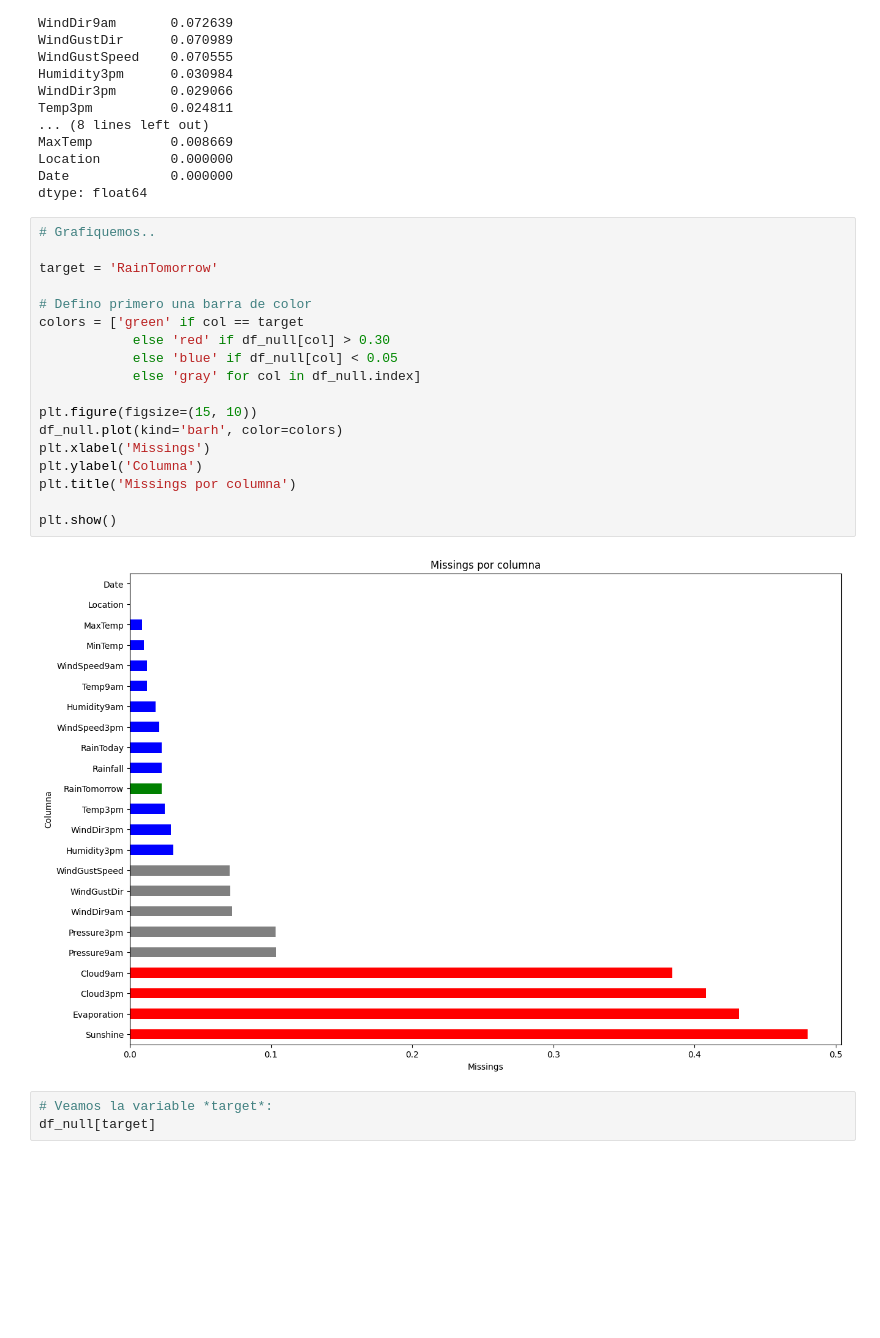
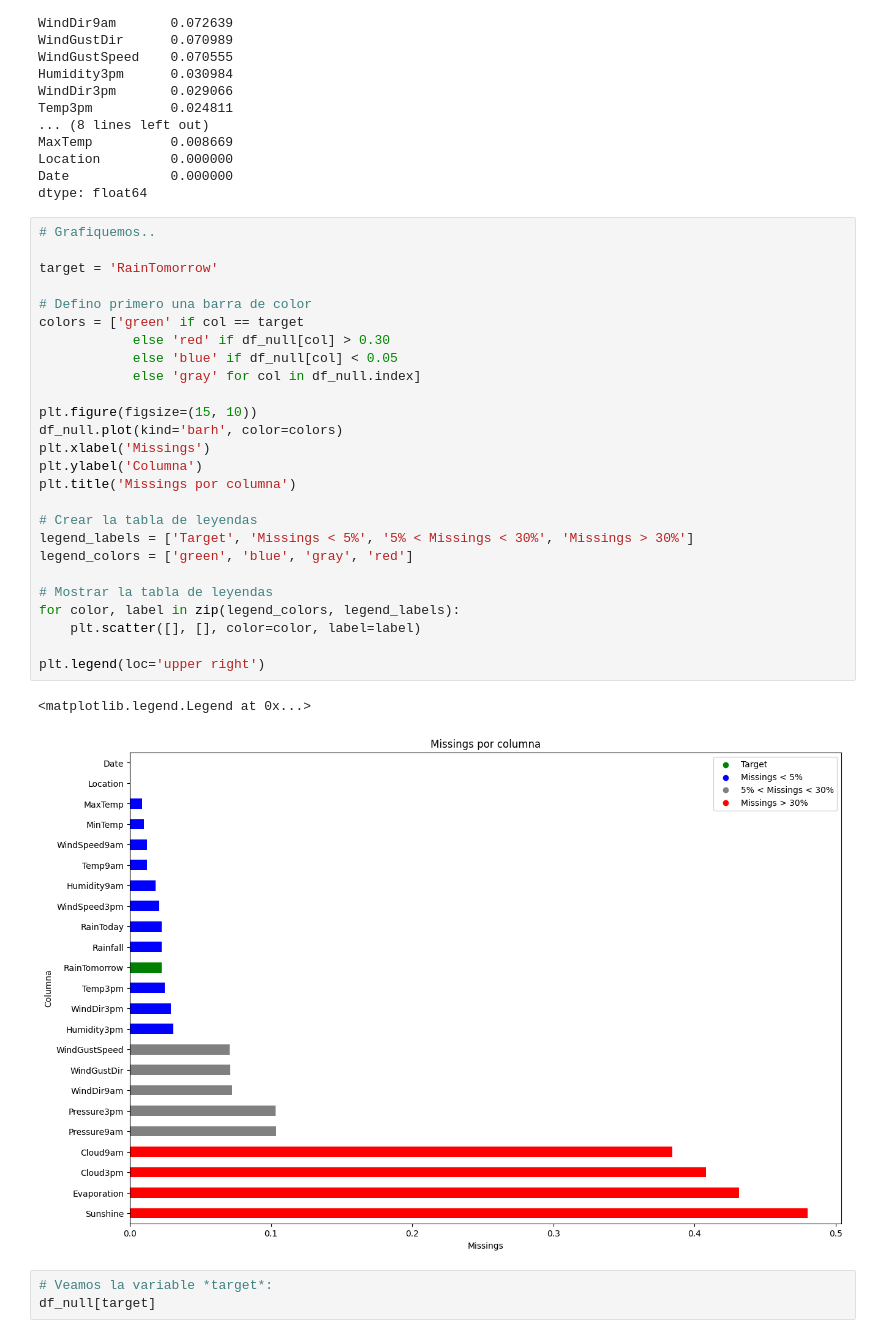
Before and after one commit to LeoCenturion/rain-in-australia, a Jupyter notebook: models/RiA-svm.ipynb, the cells around one changed output. Saved outputs shown, nothing was run; the diff lists cells and outputs as text; blank space fills up the shorter version.

```diff
--- a/models/RiA-svm.ipynb
+++ b/models/RiA-svm.ipynb
@@ -192,23 +197,32 @@ dtype: float64
 # %%
 # Grafiquemos..
 
 target = 'RainTomorrow'
 
 # Defino primero una barra de color
 colors = ['green' if col == target
             else 'red' if df_null[col] > 0.30
             else 'blue' if df_null[col] < 0.05
             else 'gray' for col in df_null.index]
 
 plt.figure(figsize=(15, 10))
 df_null.plot(kind='barh', color=colors)
 plt.xlabel('Missings')
 plt.ylabel('Columna')
 plt.title('Missings por columna')
 
-plt.show()
+# Crear la tabla de leyendas
+legend_labels = ['Target', 'Missings < 5%', '5% < Missings < 30%', 'Missings > 30%']
+legend_colors = ['green', 'blue', 'gray', 'red']
+
+# Mostrar la tabla de leyendas
+for color, label in zip(legend_colors, legend_labels):
+    plt.scatter([], [], color=color, label=label)
+
+plt.legend(loc='upper right')
 # %% [output]
+<matplotlib.legend.Legend at 0x...>
-[figure, old version]
+[figure, new version]
 # %%
 # Veamos la variable *target*:
 df_null[target]
```
Also changed, not shown: parts of 64 cells of this notebook, 5 other files.
